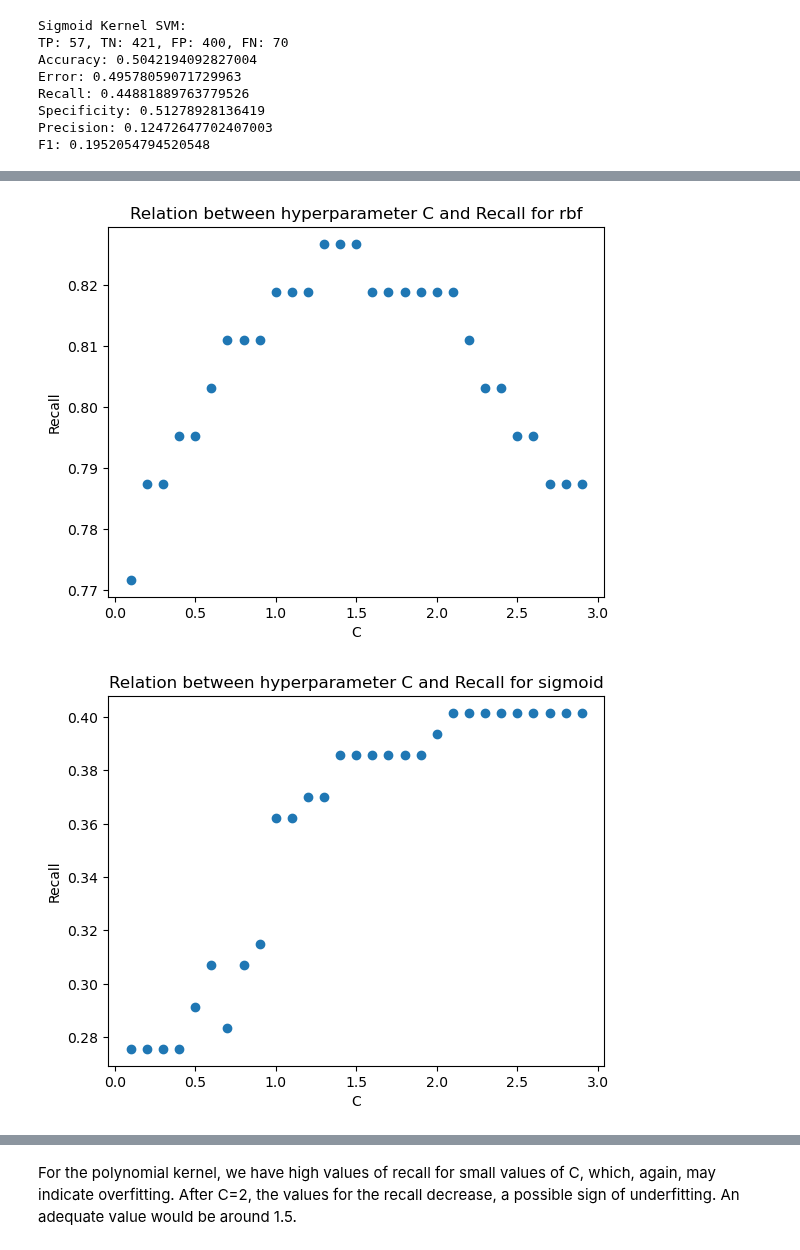
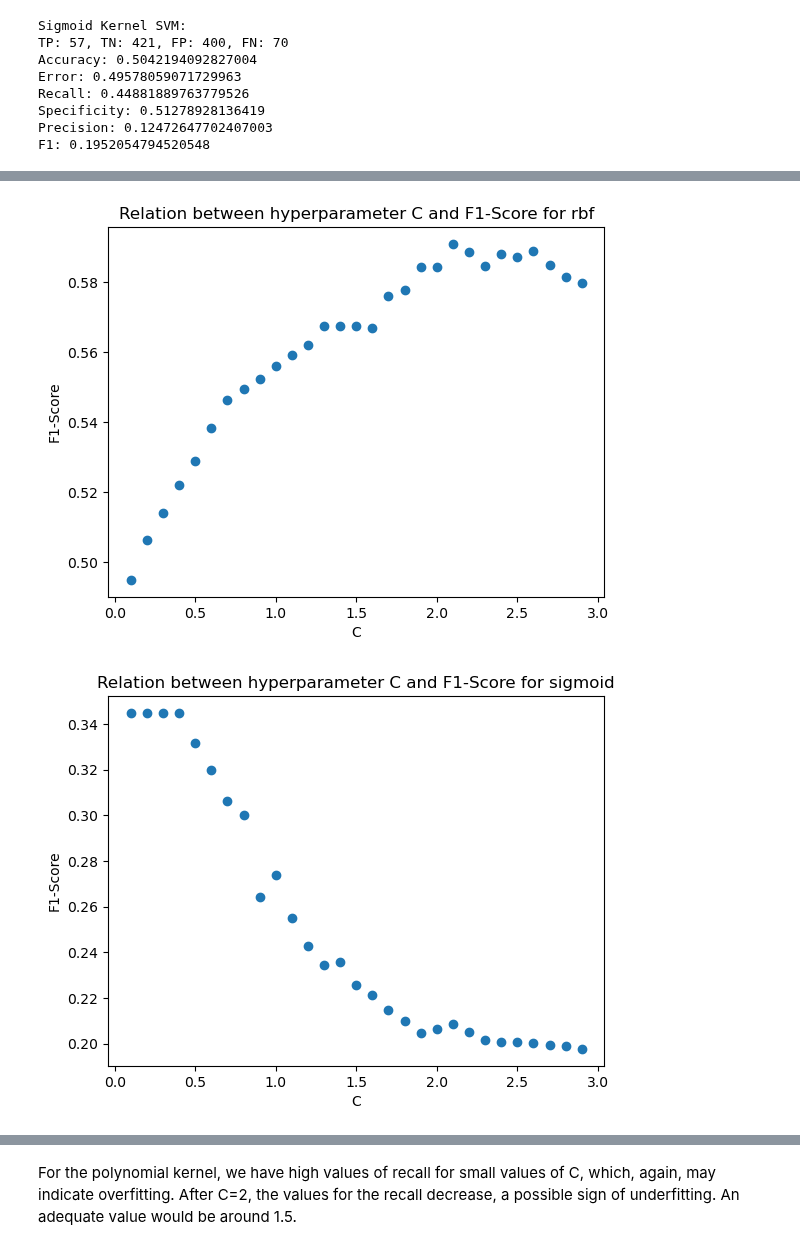
Before and after one commit to TheNoobGoda/ids-project, a Jupyter notebook: src/SVM.ipynb, the cells around one changed output, grey strips where cells are left out. Cells and saved outputs as stored; diff of their text form; code cells hidden in the pictures.

```diff
--- a/src/SVM.ipynb
+++ b/src/SVM.ipynb
@@ -150,5 +151,5 @@ Still using simple holdout technique, we will see how changing the hyperparamete
 # %%
-def recall_testing(kernel, n, div):
+def f1_testing(kernel, n, div):
     recalls = [0] * (n-1)
     list = [*range(1, n)]
     cValues = [x/div for x in list]
@@ -159,7 +160,7 @@ def recall_testing(kernel, n, div):
         svmPoly.fit(Xtrain, ytrain)
 
         predictions = svmPoly.predict(Xtest)
-        recall = metrics.recall_score(ytest, predictions)
+        recall = metrics.f1_score(ytest, predictions)
 
         recalls[j] = recall
         j+=1
@@ -167,8 +168,8 @@ def recall_testing(kernel, n, div):
     plt.scatter(cValues, recalls)
 
     plt.xlabel('C')
-    plt.ylabel('Recall')
+    plt.ylabel('F1-Score')
 
-    plt.title(f'Relation between hyperparameter C and Recall for {kernel}')
+    plt.title(f'Relation between hyperparameter C and F1-Score for {kernel}')
     plt.show()
 # %%
@@ -182,10 +183,10 @@ recall_testing('poly', 30, 10)
 # %%
-recall_testing('rbf', 30, 10)
+f1_testing('rbf', 30, 10)
 # %% [output]
-[figure, old version]
+[figure, new version]
 # %%
-recall_testing('sigmoid', 30, 10)
+f1_testing('sigmoid', 30, 10)
 # %% [output]
-[figure, old version]
+[figure, new version]
 # %% [markdown]
 Overall, the sigmoid function does not seem to have a good scoring, so we will stop evaluating it.
```
Also changed, not shown: parts of 30 cells of this notebook.
